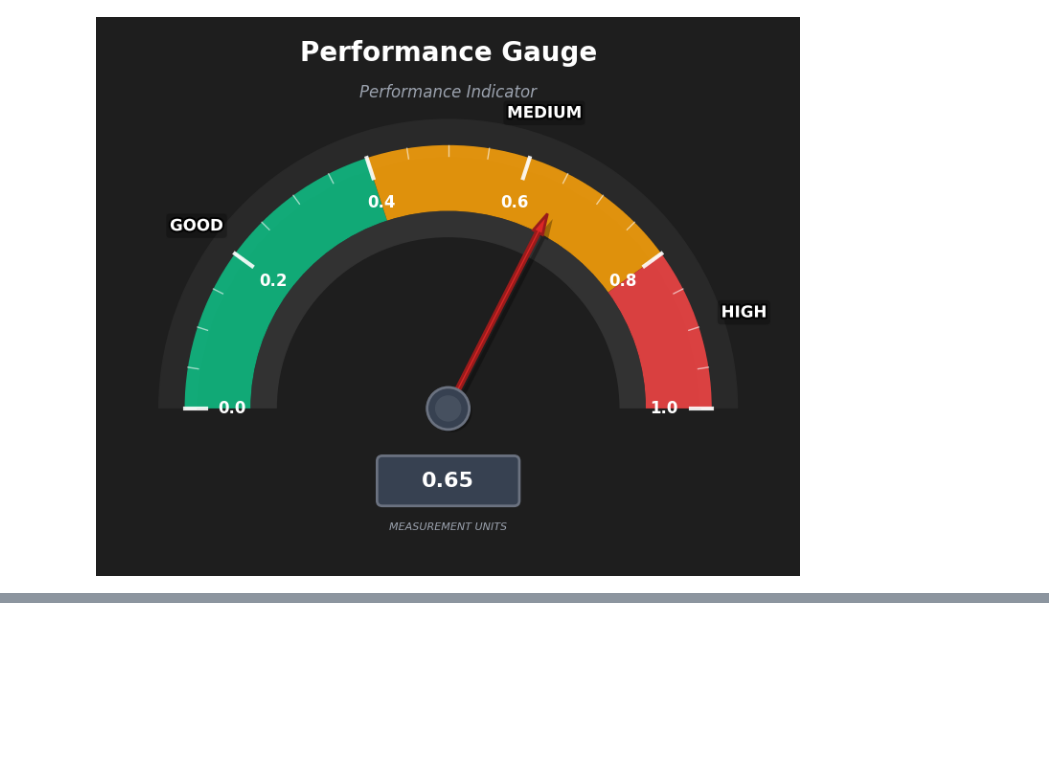
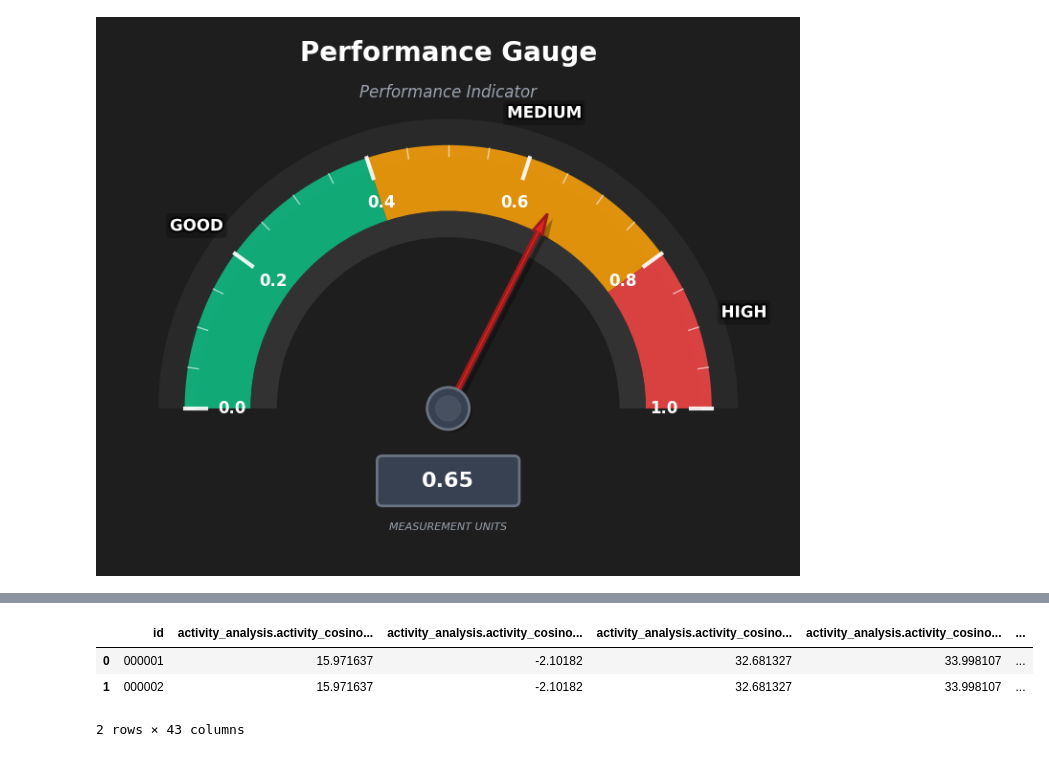
Before and after one commit to arahjou/APP_CIRCADIAN_MEDICINE, a Jupyter notebook: database_analysis.ipynb, the cells around one changed output, grey strips where cells are left out. Cells and saved outputs as stored; diff of their text form; code cells hidden in the pictures; blank space fills up the shorter version.

Commit message:
data

```diff
--- a/database_analysis.ipynb
+++ b/database_analysis.ipynb
@@ -2208,0 +2213,38 @@ if __name__ == '__main__':
+# %%
+# Build a summary table: one row per ID, mean per metric
+from tools.database import ActigraphDB
+import pandas as pd
+
+# 1) Configure the IDs you want to summarize
+ids = [
+    "000001",
+    "000002",
+]
+
+# 2) Optionally restrict which tables and analysis types to include
+include_tables = ["sleep_analysis", "activity_analysis", "light_analysis"]
+# Example: only include a subset of analysis types
+# include_analysis_types = ["sri_sleep", "activity_is_iv", "light_is_iv"]
+include_analysis_types = None  # use all available types
+
+# 3) Fetch aggregation from DB
+db = ActigraphDB()
+df_summary = db.get_aggregated_metrics_for_ids(
+    record_ids=ids,
+    include_tables=include_tables,
+    include_analysis_types=include_analysis_types,
+    agg="mean",
+)
+
+# 4) Display
+if df_summary.empty:
+    print("No data found for the specified IDs. Check that they exist and have saved analysis results.")
+else:
+    # Sort columns for readability (id first is already enforced)
+    other_cols = sorted([c for c in df_summary.columns if c != "id"])
+    display(df_summary[["id", *other_cols]])
+# %% [output]
+|  | id | activity_analysis.activity_cosino... | activity_analysis.activity_cosino... | activity_analysis.activity_cosino... | activity_analysis.activity_cosino... | ... |
+| 0 | 000001 | 15.971637 | -2.10182 | 32.681327 | 33.998107 | ... |
+| 1 | 000002 | 15.971637 | -2.10182 | 32.681327 | 33.998107 | ... |
+2 rows × 43 columns
```
Also changed, not shown: parts of 1 cell of this notebook, 1 other file.
